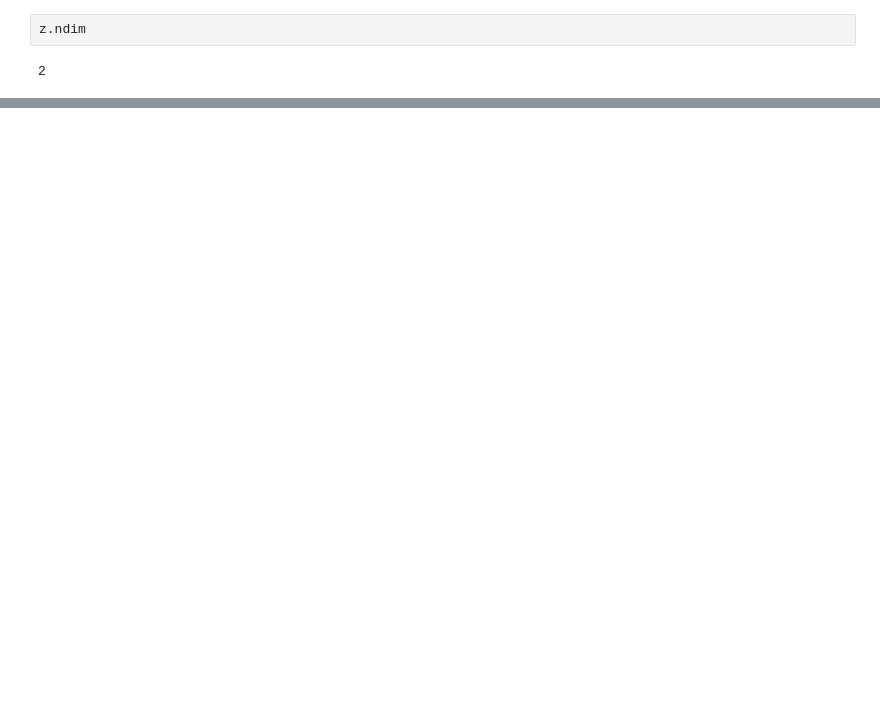
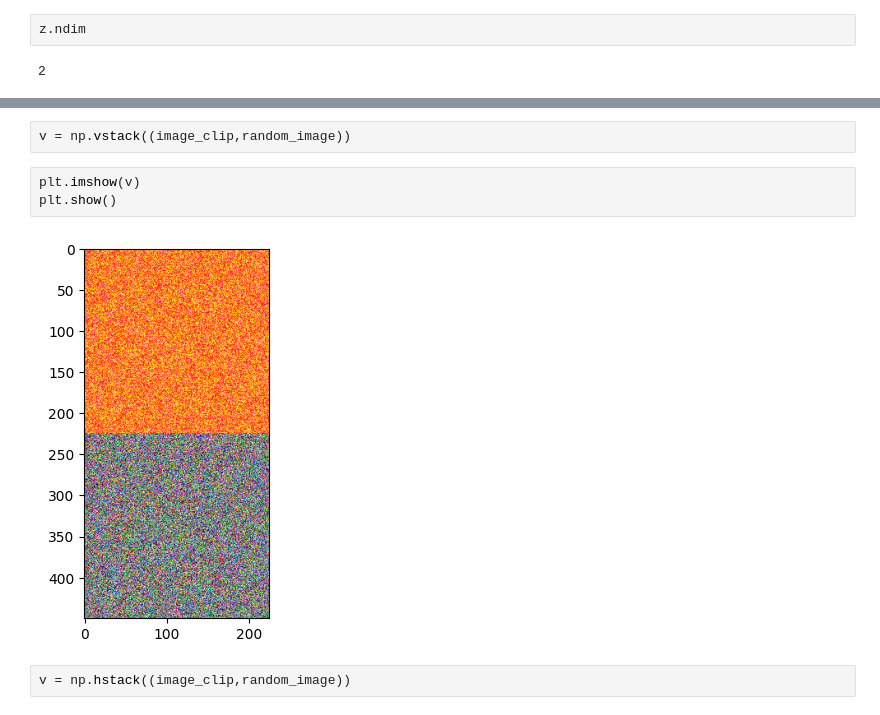
Before and after one commit to Adnan4555/ADNAN-4555, a Jupyter notebook: numpy.ipynb, the cells around one changed output, grey strips where cells are left out. Cells and saved outputs as stored; diff of their text form; blank space fills up the shorter version.

```diff
--- a/numpy.ipynb
+++ b/numpy.ipynb
@@ -230,0 +241,9 @@ dtype('float64')
+# %%
+v = np.vstack((image_clip,random_image))
+# %%
+plt.imshow(v)
+plt.show()
+# %% [output]
+[figure, added]
+# %%
+v = np.hstack((image_clip,random_image))
```
Also changed, not shown: parts of 115 cells of this notebook.
